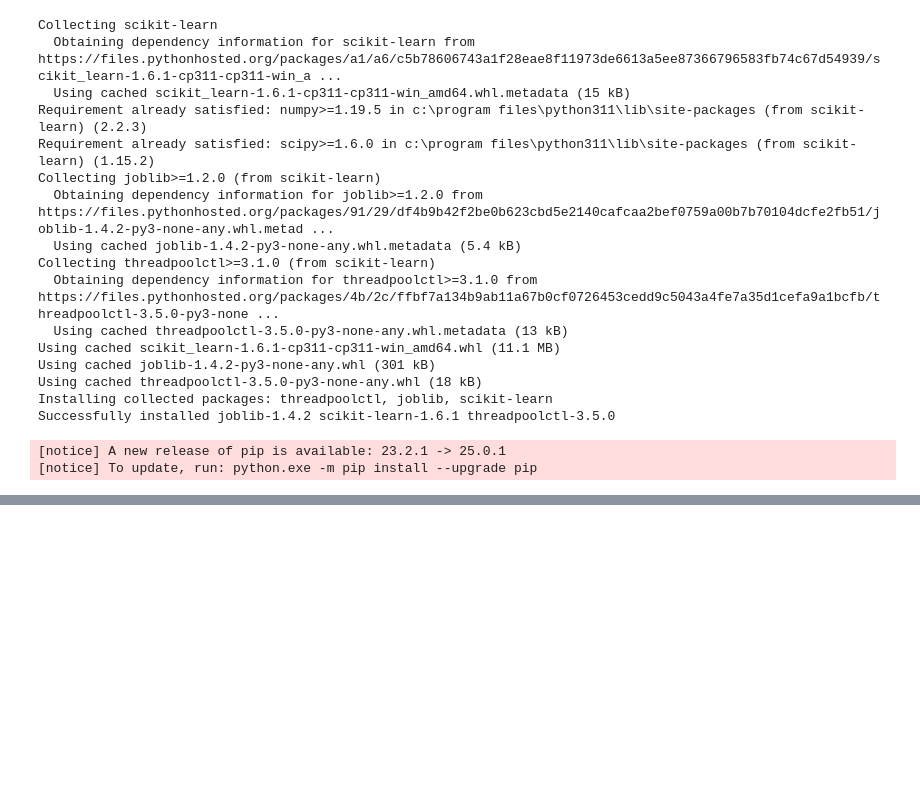
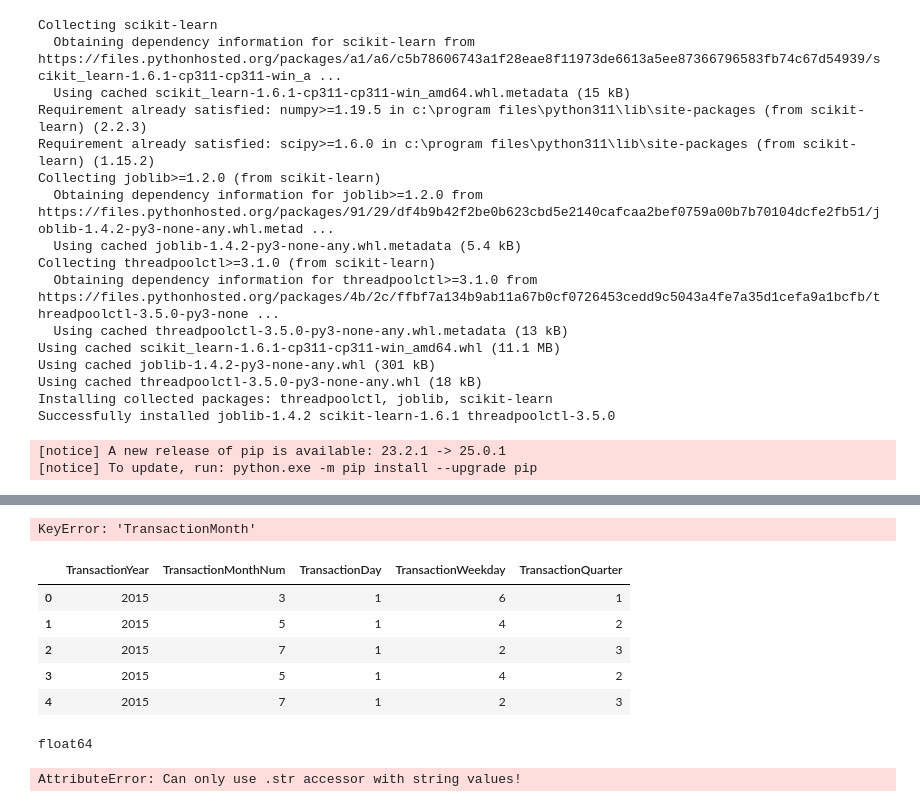
Before and after one commit to basleal22/kaim-week-3, a Jupyter notebook: notebooks/statistical_modeling.ipynb, the cells around one changed output, grey strips where cells are left out. Saved outputs shown, nothing was run; the diff lists cells and outputs as text; code cells hidden in the pictures; blank space fills up the shorter version.

```diff
--- a/notebooks/statistical_modeling.ipynb
+++ b/notebooks/statistical_modeling.ipynb
@@ -81,0 +166,19 @@ onehot_columns = ['Citizenship', 'LegalType', 'Title', 'Language', 'Gender', 'Co
+# %%
+data['TransactionYear'] = data['TransactionMonth'].dt.year
+data['TransactionMonthNum'] = data['TransactionMonth'].dt.month
+data['TransactionDay'] = data['TransactionMonth'].dt.day
+data['TransactionWeekday'] = data['TransactionMonth'].dt.weekday  # 0 = Monday, 6 = Sunday
+data['TransactionQuarter'] = data['TransactionMonth'].dt.quarter
+# %%
+data['DaysSinceFirstTransaction'] = (data['TransactionMonth'] - data['TransactionMonth'].min()).dt.days
+# %% [output]
+KeyError: 'TransactionMonth'
+# %%
+data[['TransactionYear','TransactionMonthNum','TransactionDay','TransactionWeekday','TransactionQuarter']].head()
+# %% [output]
+|  | TransactionYear | TransactionMonthNum | TransactionDay | TransactionWeekday | TransactionQuarter |
+| 0 | 2015 | 3 | 1 | 6 | 1 |
+| 1 | 2015 | 5 | 1 | 4 | 2 |
+| 2 | 2015 | 7 | 1 | 2 | 3 |
+| 3 | 2015 | 5 | 1 | 4 | 2 |
+| 4 | 2015 | 7 | 1 | 2 | 3 |
@@ -81,0 +187,6 @@ onehot_columns = ['Citizenship', 'LegalType', 'Title', 'Language', 'Gender', 'Co
+# %%
+print(data['CapitalOutstanding'].dtype)
+data['CapitalOutstanding'] = data['CapitalOutstanding'].str.replace(',', '.').astype(float)
+# %% [output]
+float64
+AttributeError: Can only use .str accessor with string values!
```
Also changed, not shown: parts of 15 cells of this notebook.
